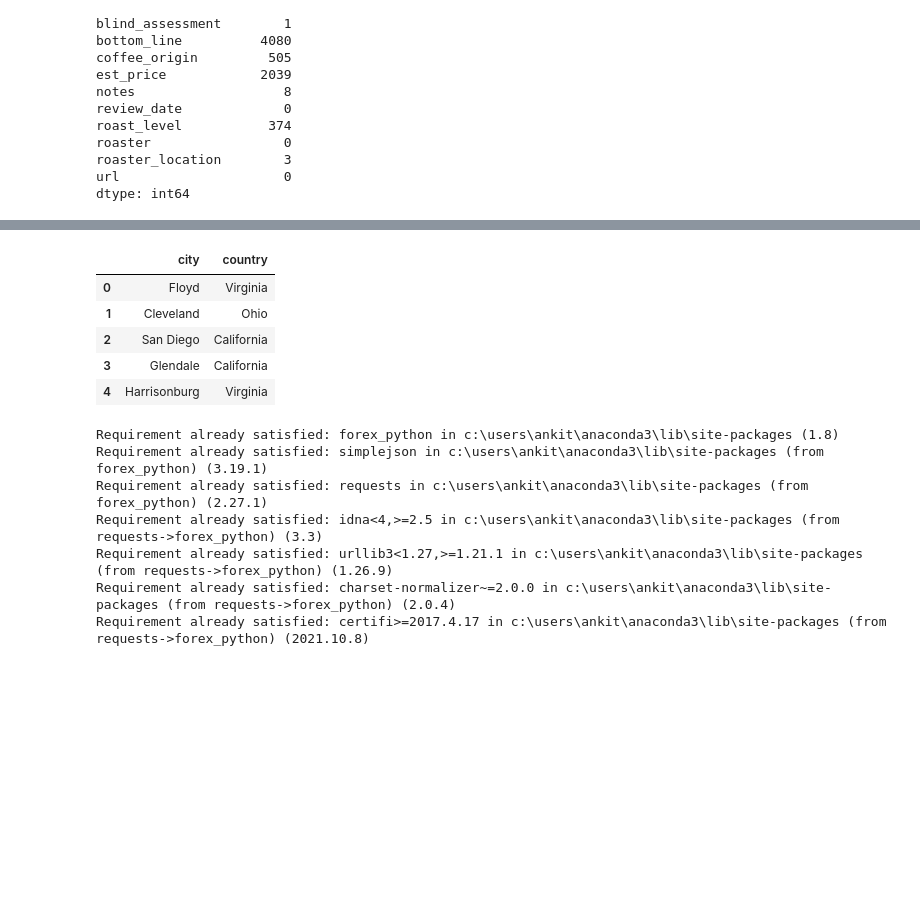
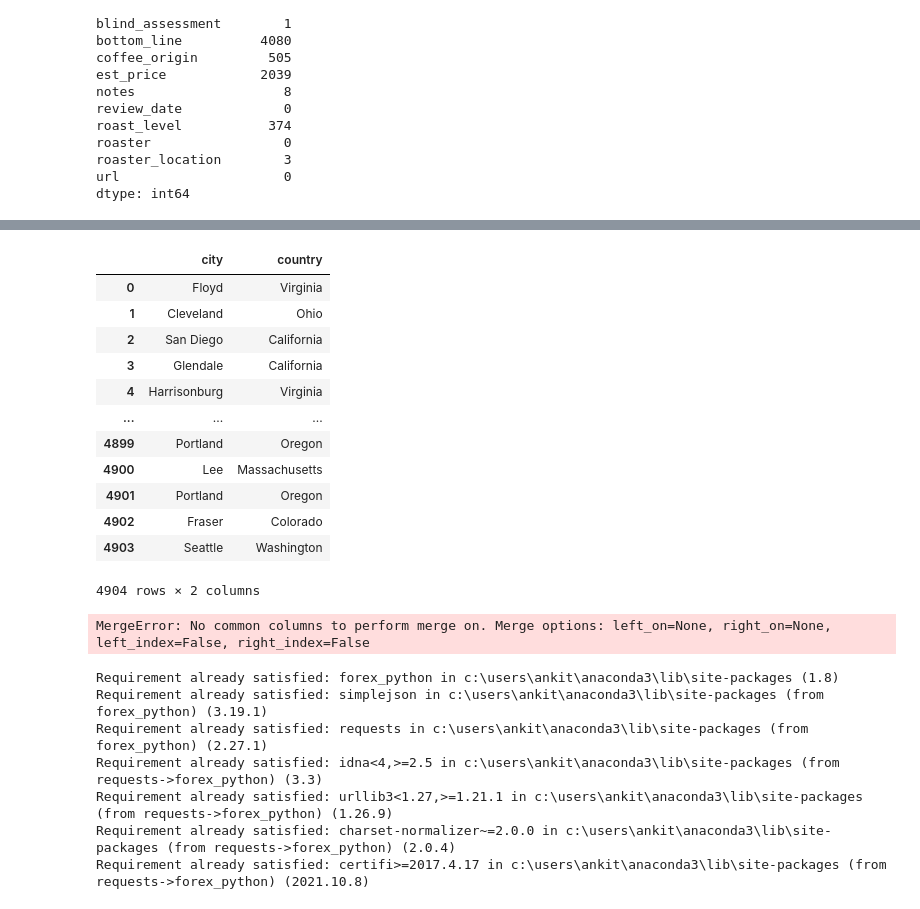
Before and after one commit to Marissag21/coffee_venture, a Jupyter notebook: ankita_coffee_data.ipynb, the cells around one changed output, grey strips where cells are left out. Cells and saved outputs as stored; diff of their text form; code cells hidden in the pictures; blank space fills up the shorter version.

```diff
--- a/ankita_coffee_data.ipynb
+++ b/ankita_coffee_data.ipynb
@@ -41,6 +41,7 @@ url                     0
 dtype: int64
 # %%
 #drop the unneccessary columns 'with_milk','agtron','roaster','url' and high null value cols which are 'acidity_structure', 'bottom_line'
-coffee1_df = coffee_df.drop(columns=['with_milk','agtron','roaster','url','acidity_structure', 'bottom_line'])
+coffee1_df = coffee_df.drop(columns=['with_milk','agtron','roaster','url','acidity_structure', 'bottom_line', "review_date"])
 coffee1_df.head()
+coffee1_df.index
 # %% [output]
@@ -70,9 +65,10 @@ roaster_location       3
 dtype: int64
 # %%
 #removed columns and null values to show 4905 rows × 13 columns with no null values
-coffee2_df = coffee1_df.dropna(subset=['aftertaste', 'aroma', 'body', 'flavor', 'blind_assessment',
+coffee2_df = coffee1_df.dropna(subset=['title', 'aftertaste', 'aroma', 'body', 'flavor', 'blind_assessment',
                                        'coffee_origin', 'est_price', 'notes', 'roast_level', 'roaster_location'])
-coffee2_df.head()
+coffee2_df = coffee2_df.drop_duplicates()
+coffee2_df.reset_index(drop=True)
 # %% [output]
 |  | title | rating | aftertaste | aroma | body | flavor | blind_assessment | coffee_origin | est_price | ... |
 | 0 | Bolivia Manantial Gesha | 93 | 8.0 | 9 | 8 | 9 | Richly aromatic, floral-toned. Ma... | Caranavi, Bolivia | $30.00/12 ounces | ... |
@@ -101,14 +135,26 @@ dtype: int64
 # %%
 coffee3_df = coffee2_df['roaster_location'].str.split(',', n=1, expand=True)
-coffee3_df.columns=['city',  'country']
-coffee3_df.head()
+coffee3_df.columns=['city', 'country']
+coffee3_df.reset_index(drop=True)
 # %% [output]
 |  | city | country |
 | 0 | Floyd | Virginia |
 | 1 | Cleveland | Ohio |
 | 2 | San Diego | California |
 | 3 | Glendale | California |
 | 4 | Harrisonburg | Virginia |
+| ... | ... | ... |
+| 4899 | Portland | Oregon |
+| 4900 | Lee | Massachusetts |
+| 4901 | Portland | Oregon |
+| 4902 | Fraser | Colorado |
+| 4903 | Seattle | Washington |
+4904 rows × 2 columns
+# %%
+coffee4_df = coffee2_df.merge(coffee3_df, how='inner')
+coffee4_df
+# %% [output]
+MergeError: No common columns to perform merge on. Merge options: left_on=None, right_on=None, left_index=False, right_index=False
 # %%
 # regex = r(?P<City>[^,]+)\s*,\s*(?P<State>[^\s]+)\s+(?P<Country>[^,]+)
 # coffee_origin_df = coffee2_df['coffee_origin'].str.extract(regex)
```
Also changed, not shown: parts of 5 cells of this notebook.
